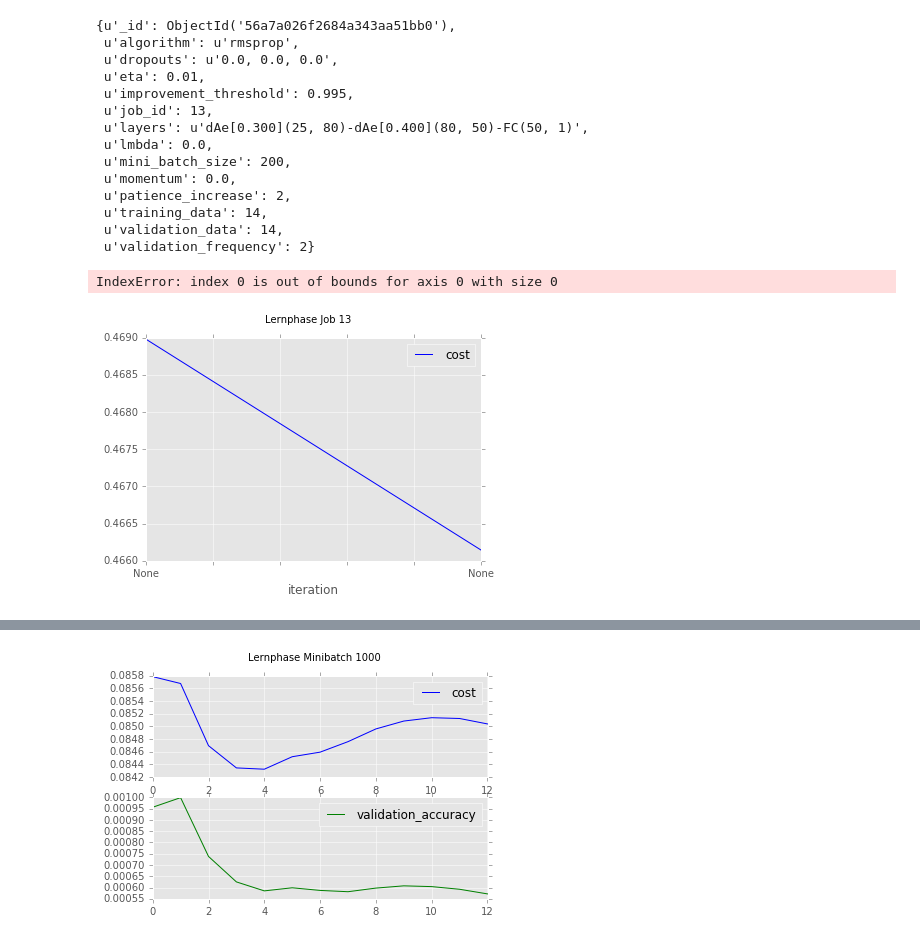
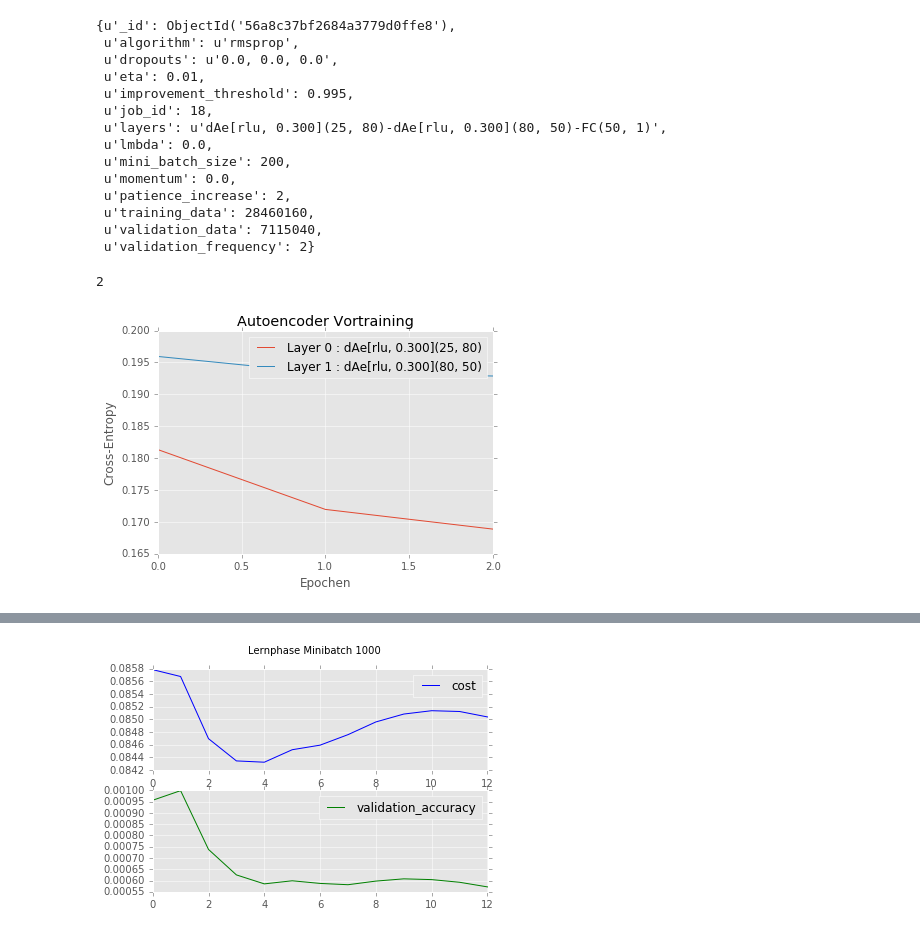
Before and after one commit to codingluke/ba-thesis-code, a Jupyter notebook: notebooks/metric_test.ipynb, the cells around one changed output, grey strips where cells are left out. Drawn from its saved outputs; the diff is of its cells as text; code cells hidden in the pictures.

Commit message:
Fix mongo collection für trainings

```diff
--- a/notebooks/metric_test.ipynb
+++ b/notebooks/metric_test.ipynb
@@ -13,26 +16,26 @@ import matplotlib.patches as mpatches
 mr = MetricReader(config_dir_path='../src/sae.json')
 m = MetricRecorder(config_dir_path='../src/sae.json')
 # %%
-cur = m.trainings.find({'job_id' : 13})
+cur = m.trainings.find({'job_id' : 18})
 cur.next()
 # %% [output]
-{u'_id': ObjectId('56a7a026f2684a343aa51bb0'),
+{u'_id': ObjectId('56a8c37bf2684a3779d0ffe8'),
  u'algorithm': u'rmsprop',
  u'dropouts': u'0.0, 0.0, 0.0',
  u'eta': 0.01,
  u'improvement_threshold': 0.995,
- u'job_id': 13,
- u'layers': u'dAe[0.300](25, 80)-dAe[0.400](80, 50)-FC(50, 1)',
+ u'job_id': 18,
+ u'layers': u'dAe[rlu, 0.300](25, 80)-dAe[rlu, 0.300](80, 50)-FC(50, 1)',
  u'lmbda': 0.0,
  u'mini_batch_size': 200,
  u'momentum': 0.0,
  u'patience_increase': 2,
- u'training_data': 14,
- u'validation_data': 14,
+ u'training_data': 28460160,
+ u'validation_data': 7115040,
  u'validation_frequency': 2}
 # %%
-mr.plot(job_id=13)
+mr.plot_pretrain(job_id=18)
 # %% [output]
-IndexError: index 0 is out of bounds for axis 0 with size 0
+2
-[figure, old version]
+[figure, new version]
 # %%
```
Also changed, not shown: parts of 2 cells of this notebook, 1 other file.
